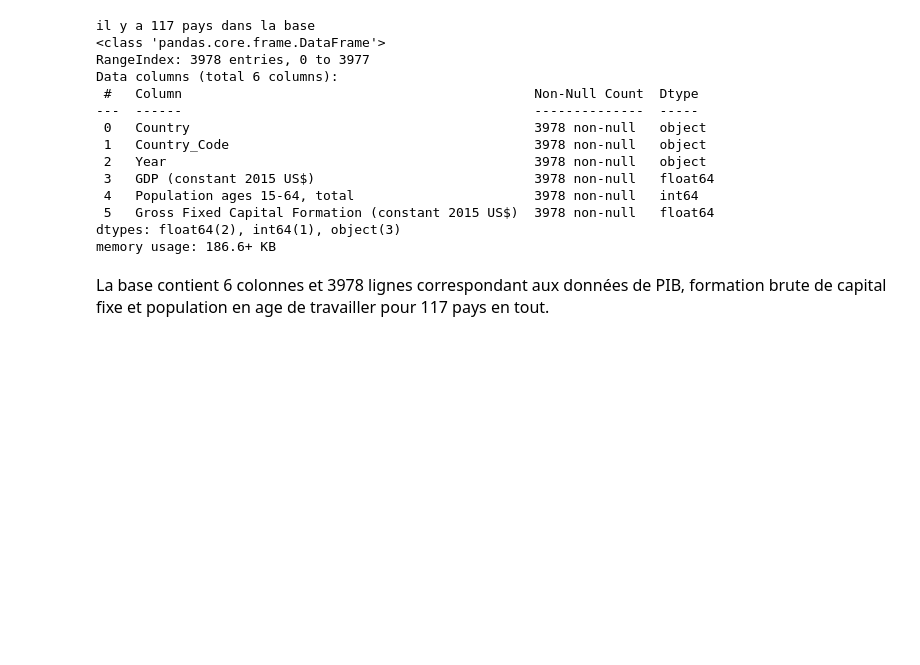
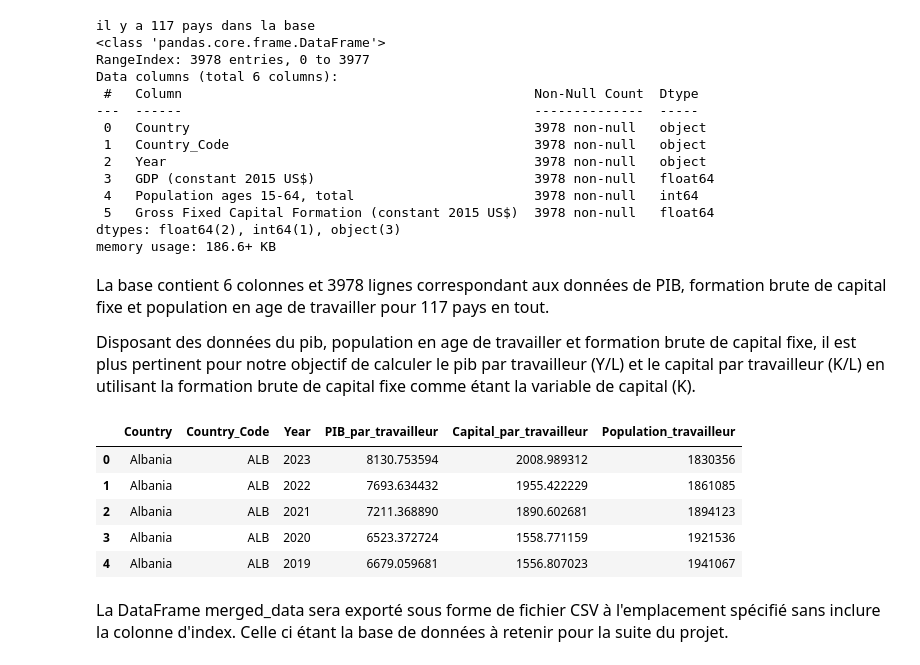
Before and after one commit to tziemiNgansop237/Projet_Python, a Jupyter notebook: src/Prepartion_donnes.ipynb, the cells around one changed output. Drawn from its saved outputs; the diff is of its cells as text; code cells hidden in the pictures; blank space fills up the shorter version.

Commit message:
Suite de l'analyse des données

```diff
--- a/src/Prepartion_donnes.ipynb
+++ b/src/Prepartion_donnes.ipynb
@@ -312,4 +312,28 @@ Data columns (total 6 columns):
 dtypes: float64(2), int64(1), object(3)
 memory usage: 186.6+ KB
 # %% [markdown]
-<p style="line-height: 1.6; font-family: 'Serial', serif; font-size: 16px;  color:black;">La base contient 6 colonnes et 3978 lignes correspondant aux données de PIB, formation brute de capital fixe et population en age de travailler pour 117 pays en tout.</p>
+<p style="line-height: 1.6; font-family: 'Serial', serif; font-size: 16px; ">La base contient 6 colonnes et 3978 lignes correspondant aux données de PIB, formation brute de capital fixe et population en age de travailler pour 117 pays en tout.</p>
+<p style="line-height: 1.6; font-family: 'Serial', serif; font-size: 16px; ">Disposant des données du pib, population en age de travailler et formation brute de capital fixe, il est plus pertinent pour notre objectif de calculer le pib par travailleur (Y/L) et le capital par travailleur (K/L) en utilisant la formation brute de capital fixe comme étant la variable de capital (K).</p>
+# %%
+# Calcul de Y/L
+merged_data['PIB_par_travailleur'] = merged_data['GDP (constant 2015 US$)'] / merged_data['Population ages 15-64, total']
+
+# Calcul de K/L
+merged_data['Capital_par_travailleur'] = merged_data['Gross Fixed Capital Formation (constant 2015 US$)'] / merged_data['Population ages 15-64, total']
+
+# Renommer la colonne 'Population ages 15-64, total'
+merged_data = merged_data.rename(columns={'Population ages 15-64, total': 'Population_travailleur'})
+
+# Sélectionner les colonnes nécessaires
+merged_data = merged_data[['Country','Country_Code','Year','PIB_par_travailleur', 'Capital_par_travailleur','Population_travailleur']]
+# %%
+merged_data.head()
+# %% [output]
+|  | Country | Country_Code | Year | PIB_par_travailleur | Capital_par_travailleur | Population_travailleur |
+| 0 | Albania | ALB | 2023 | 8130.753594 | 2008.989312 | 1830356 |
+| 1 | Albania | ALB | 2022 | 7693.634432 | 1955.422229 | 1861085 |
+| 2 | Albania | ALB | 2021 | 7211.368890 | 1890.602681 | 1894123 |
+| 3 | Albania | ALB | 2020 | 6523.372724 | 1558.771159 | 1921536 |
+| 4 | Albania | ALB | 2019 | 6679.059681 | 1556.807023 | 1941067 |
+# %% [markdown]
+<p style="line-height: 1.6; font-family: 'Serial', serif; font-size: 16px; ">La DataFrame merged_data sera exporté sous forme de fichier CSV à l'emplacement spécifié sans inclure la colonne d'index. Celle ci étant la base de données à retenir pour la suite du projet.</p>
```
Also changed, not shown: parts of 17 cells of this notebook, 12 other files.
